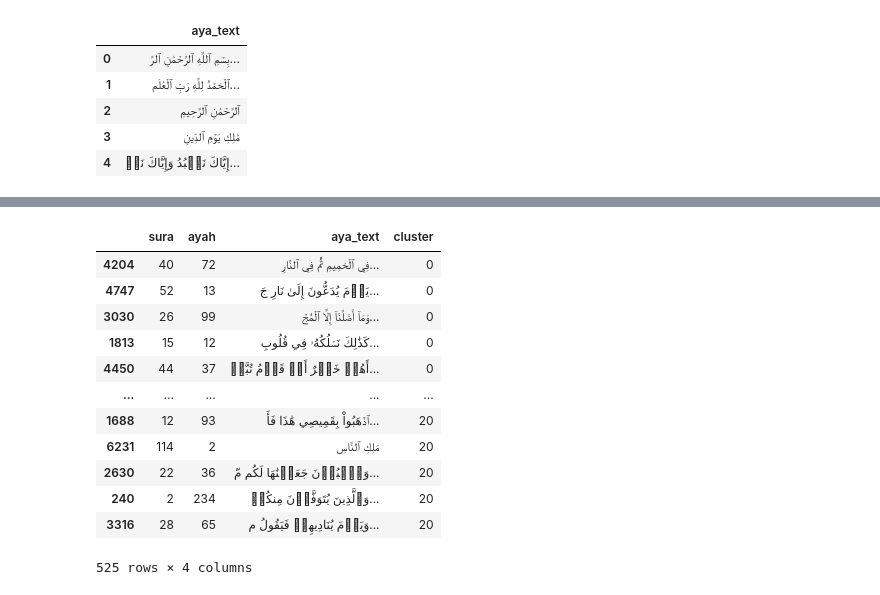
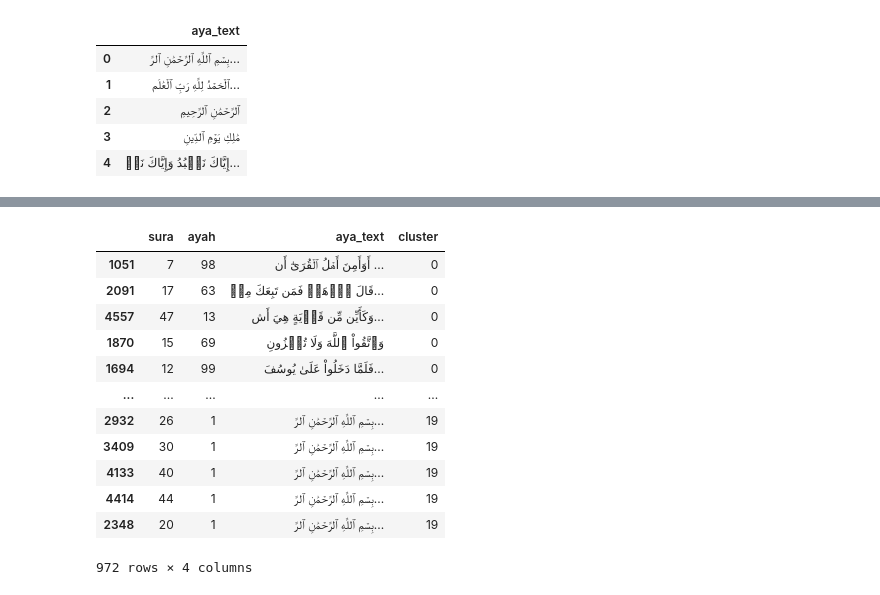
Before and after one commit to mo-matar/K-means-Topic-Modeling-of-Quran, a Jupyter notebook: K-Means Quran Topic Classifier/K_Means_Quran_Topic_Classifier.ipynb, the cells around one changed output, grey strips where cells are left out. Saved outputs shown, nothing was run; the diff lists cells and outputs as text; code cells hidden in the pictures.

Commit message:
completed a 20 clusters K-Means model

```diff
--- a/K-Means Quran Topic Classifier/K_Means_Quran_Topic_Classifier.ipynb
+++ b/K-Means Quran Topic Classifier/K_Means_Quran_Topic_Classifier.ipynb
@@ -1435,2 +1527,5 @@ df.head()
 # %%
 df.to_csv("finalize_lemmas.csv", index=False, encoding="utf-8-sig")
+# %%
+df = pd.read_csv("finalize_lemmas_no_dic.csv", encoding="utf-8")
+df.head()
@@ -1502,8 +1611,9 @@ Number of features for 95% explained variance: 2671
 # %%
 tfidf = TfidfVectorizer(
-    max_features=2671,
-    min_df=5,
-    ngram_range=(1, 2)
+    max_features=2151,
+    min_df=10,
+    ngram_range=(1, 2),
+    norm='l2'
 )
 
 tfidf_matrix = tfidf.fit_transform(df['lemmas'])
@@ -1516,16 +1626,17 @@ from sklearn.cluster import KMeans
 import matplotlib.pyplot as plt
 
 inertia = []
-for k in range(5, 26):
+for k in range(7, 26):
     kmeans = KMeans(n_clusters=k, random_state=42)
     kmeans.fit(tfidf_matrix)
     inertia.append(kmeans.inertia_)
 
 plt.figure(figsize=(10, 6))
-plt.plot(range(5, 26), inertia, marker='o', linestyle='-', color='b')
+plt.plot(np.arange(7, 26), inertia, marker='o', linestyle='-', color='b')  # Use numpy.arange
 plt.xlabel('Number of Clusters (k)')
 plt.ylabel('Inertia')
 plt.title('Elbow Method for Optimal k')
+plt.xticks(np.arange(7, 27, 1))  # Set x-axis ticks with increment of 1
 plt.grid(True)
 plt.show()
 # %% [output]
@@ -1533,5 +1673,5 @@ plt.show()
 # %%
-optimal_k = 21
+optimal_k = 20
 
 kmeans = KMeans(n_clusters=optimal_k, random_state=42)
 df['cluster'] = kmeans.fit_predict(tfidf_matrix)
@@ -1627,18 +1745,18 @@ df.to_csv("final_kmeans.csv", index=False, encoding="utf-8-sig")
 # %%
-df_sampled = df_final.groupby('cluster', group_keys=False).apply(lambda x: x.sample(n=min(25, len(x)), random_state=42))
+df_sampled = df_final.groupby('cluster', group_keys=False).apply(lambda x: x.sample(n=min(50, len(x)), random_state=42))
 
 df_sampled
 # %% [output]
 |  | sura | ayah | aya_text | cluster |
-| 4204 | 40 | 72 | فِي ٱلۡحَمِيمِ ثُمَّ فِي ٱلنَّارِ... | 0 |
-| 4747 | 52 | 13 | يَوۡمَ يُدَعُّونَ إِلَىٰ نَارِ جَ... | 0 |
-| 3030 | 26 | 99 | وَمَآ أَضَلَّنَآ إِلَّا ٱلۡمُجۡ... | 0 |
-| 1813 | 15 | 12 | كَذَٰلِكَ نَسۡلُكُهُۥ فِي قُلُوبِ... | 0 |
-| 4450 | 44 | 37 | أَهُمۡ خَيۡرٌ أَمۡ قَوۡمُ تُبَّعٖ... | 0 |
+| 1051 | 7 | 98 | أَوَأَمِنَ أَهۡلُ ٱلۡقُرَىٰٓ أَن ... | 0 |
+| 2091 | 17 | 63 | قَالَ ٱذۡهَبۡ فَمَن تَبِعَكَ مِنۡ... | 0 |
+| 4557 | 47 | 13 | وَكَأَيِّن مِّن قَرۡيَةٍ هِيَ أَش... | 0 |
+| 1870 | 15 | 69 | وَٱتَّقُواْ ٱللَّهَ وَلَا تُخۡزُونِ | 0 |
+| 1694 | 12 | 99 | فَلَمَّا دَخَلُواْ عَلَىٰ يُوسُفَ... | 0 |
 | ... | ... | ... | ... | ... |
-| 1688 | 12 | 93 | ٱذۡهَبُواْ بِقَمِيصِي هَٰذَا فَأَ... | 20 |
-| 6231 | 114 | 2 | مَلِكِ ٱلنَّاسِ | 20 |
-| 2630 | 22 | 36 | وَٱلۡبُدۡنَ جَعَلۡنَٰهَا لَكُم مّ... | 20 |
-| 240 | 2 | 234 | وَٱلَّذِينَ يُتَوَفَّوۡنَ مِنكُمۡ... | 20 |
-| 3316 | 28 | 65 | وَيَوۡمَ يُنَادِيهِمۡ فَيَقُولُ م... | 20 |
+| 2932 | 26 | 1 | بِسۡمِ ٱللَّهِ ٱلرَّحۡمَٰنِ ٱلرَّ... | 19 |
+| 3409 | 30 | 1 | بِسۡمِ ٱللَّهِ ٱلرَّحۡمَٰنِ ٱلرَّ... | 19 |
+| 4133 | 40 | 1 | بِسۡمِ ٱللَّهِ ٱلرَّحۡمَٰنِ ٱلرَّ... | 19 |
+| 4414 | 44 | 1 | بِسۡمِ ٱللَّهِ ٱلرَّحۡمَٰنِ ٱلرَّ... | 19 |
+| 2348 | 20 | 1 | بِسۡمِ ٱللَّهِ ٱلرَّحۡمَٰنِ ٱلرَّ... | 19 |
-525 rows × 4 columns
+972 rows × 4 columns
```
Also changed, not shown: parts of 30 cells of this notebook.
